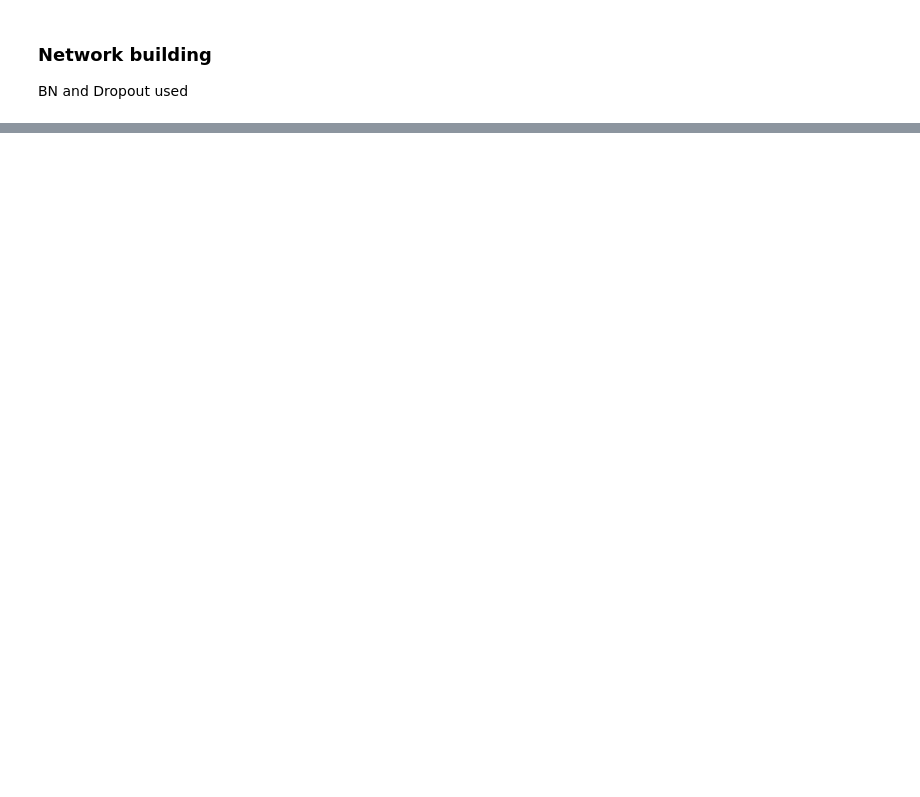
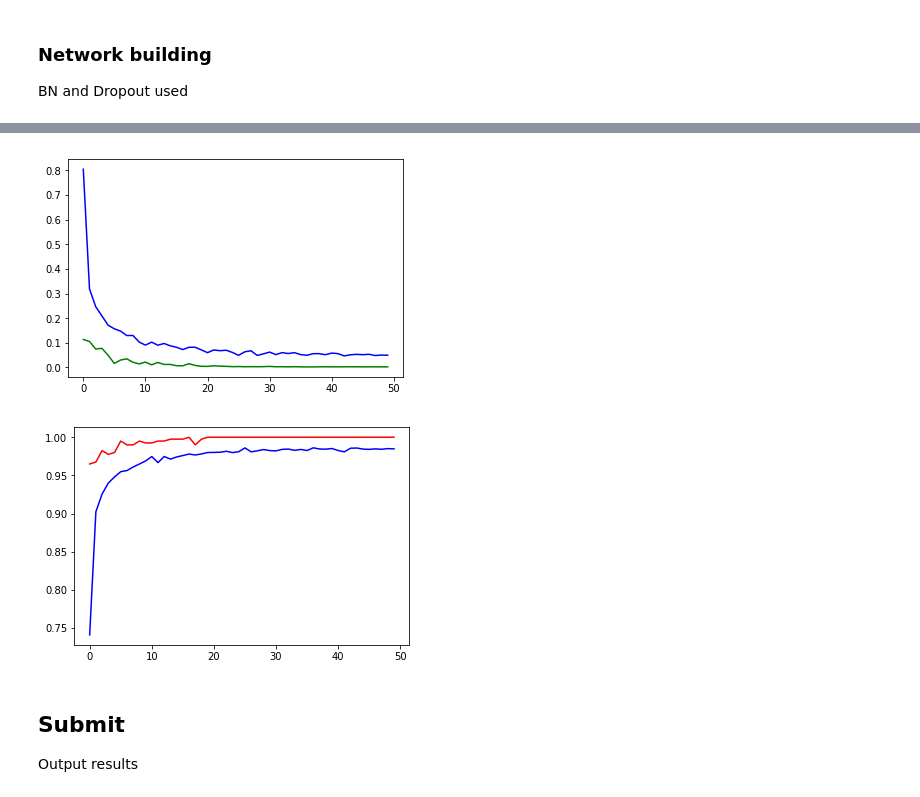
Before and after one commit to Xinghom/MNIST_for_Kaggle, a Jupyter notebook: MNIST.ipynb, the cells around one changed output, grey strips where cells are left out. Drawn from its saved outputs; the diff is of its cells as text; code cells hidden in the pictures; blank space fills up the shorter version.

Commit message:
with result and evaluation

```diff
--- a/MNIST.ipynb
+++ b/MNIST.ipynb
@@ -108,7 +110,7 @@ annealer = LearningRateScheduler(lambda x: 1e-3 * 0.9 ** x)
 
 hist = model.fit_generator(datagen.flow(x_train, y_train, batch_size=16),
                            steps_per_epoch=500,
-                           epochs=20, #Increase this when not on Kaggle kernel
+                           epochs=50, #Increase this when not on Kaggle kernel
                            verbose=2,  #1 for ETA, 0 for silent
                            validation_data=(x_val[:400,:], y_val[:400,:]), #For speed
                            callbacks=[annealer])
@@ -132,0 +144,10 @@ Epoch 20/20
+# %%
+plt.plot(hist.history['loss'], color='b')
+plt.plot(hist.history['val_loss'], color='g')
+plt.show()
+plt.plot(hist.history['acc'], color='b')
+plt.plot(hist.history['val_acc'], color='r')
+plt.show()
+# %% [output]
+[figure, added]
+[figure, added]
@@ -132,0 +156,4 @@ Epoch 20/20
+# %% [markdown]
+## Submit
+
+Output results
```
Also changed, not shown: parts of 11 cells of this notebook, 2 other files.
